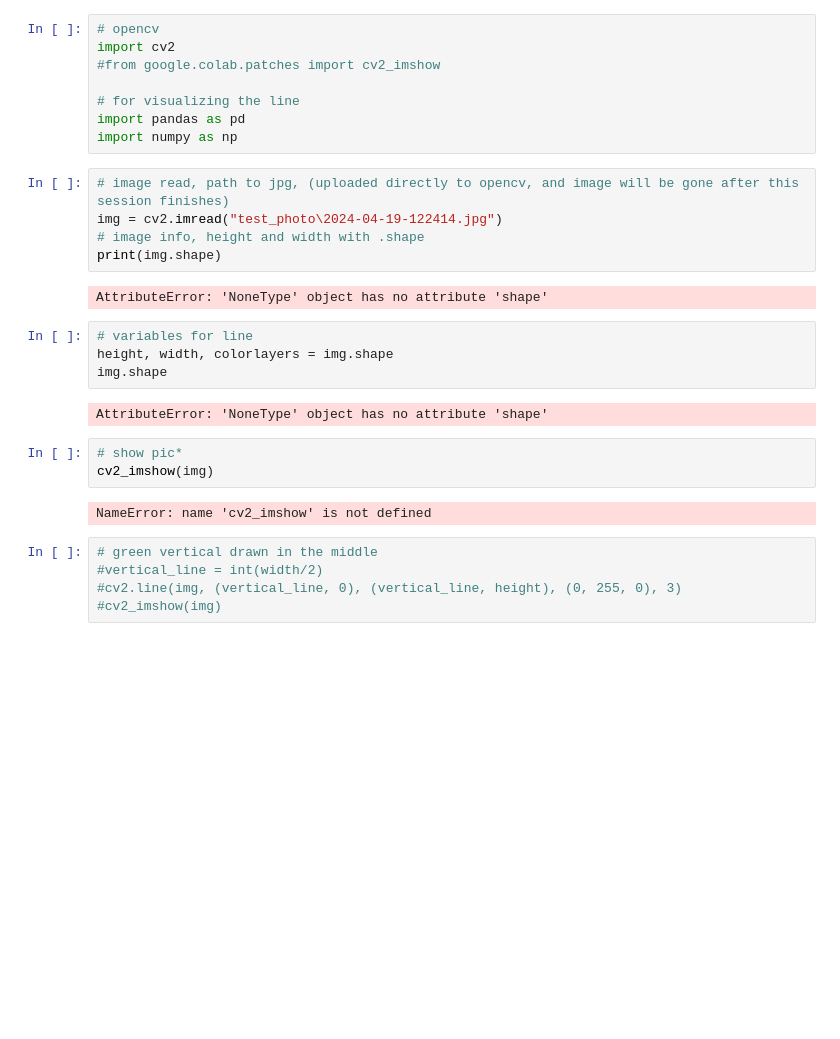
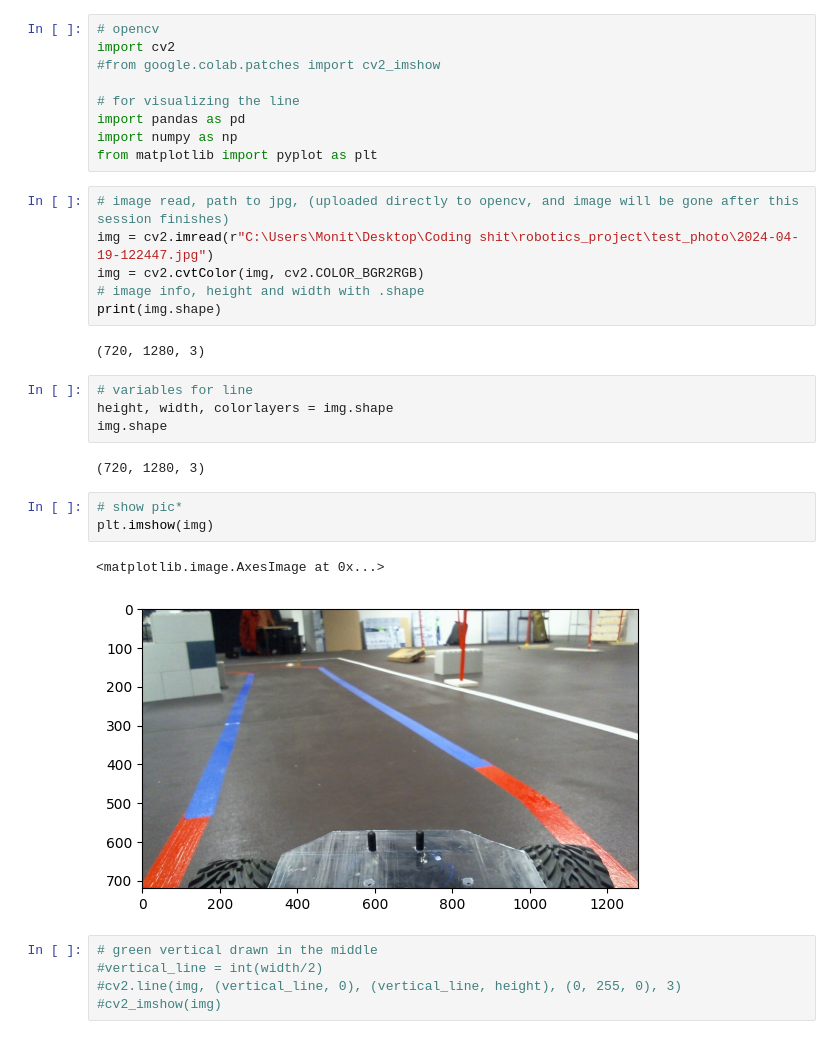
Before and after one commit to KirSobolev/robotics_project, a Jupyter notebook: python/line_detector.ipynb, the cells around one changed output. Drawn from its saved outputs; the diff is of its cells as text; blank space fills up the shorter version.

```diff
--- a/python/line_detector.ipynb
+++ b/python/line_detector.ipynb
@@ -6,24 +6,27 @@ import cv2
 # for visualizing the line
 import pandas as pd
 import numpy as np
+from matplotlib import pyplot as plt
 # %%
 # image read, path to jpg, (uploaded directly to opencv, and image will be gone after this session finishes)
-img = cv2.imread("test_photo\2024-04-19-122414.jpg")
+img = cv2.imread(r"C:\Users\Monit\Desktop\Coding shit\robotics_project\test_photo\2024-04-19-122447.jpg")
+img = cv2.cvtColor(img, cv2.COLOR_BGR2RGB)
 # image info, height and width with .shape
 print(img.shape)
 # %% [output]
-AttributeError: 'NoneType' object has no attribute 'shape'
+(720, 1280, 3)
 # %%
 # variables for line
 height, width, colorlayers = img.shape
 img.shape
 # %% [output]
-AttributeError: 'NoneType' object has no attribute 'shape'
+(720, 1280, 3)
 # %%
 # show pic*
-cv2_imshow(img)
+plt.imshow(img)
 # %% [output]
-NameError: name 'cv2_imshow' is not defined
+<matplotlib.image.AxesImage at 0x...>
+[figure, added]
 # %%
 # green vertical drawn in the middle
 #vertical_line = int(width/2)
```
Also changed, not shown: parts of 5 cells of this notebook.
